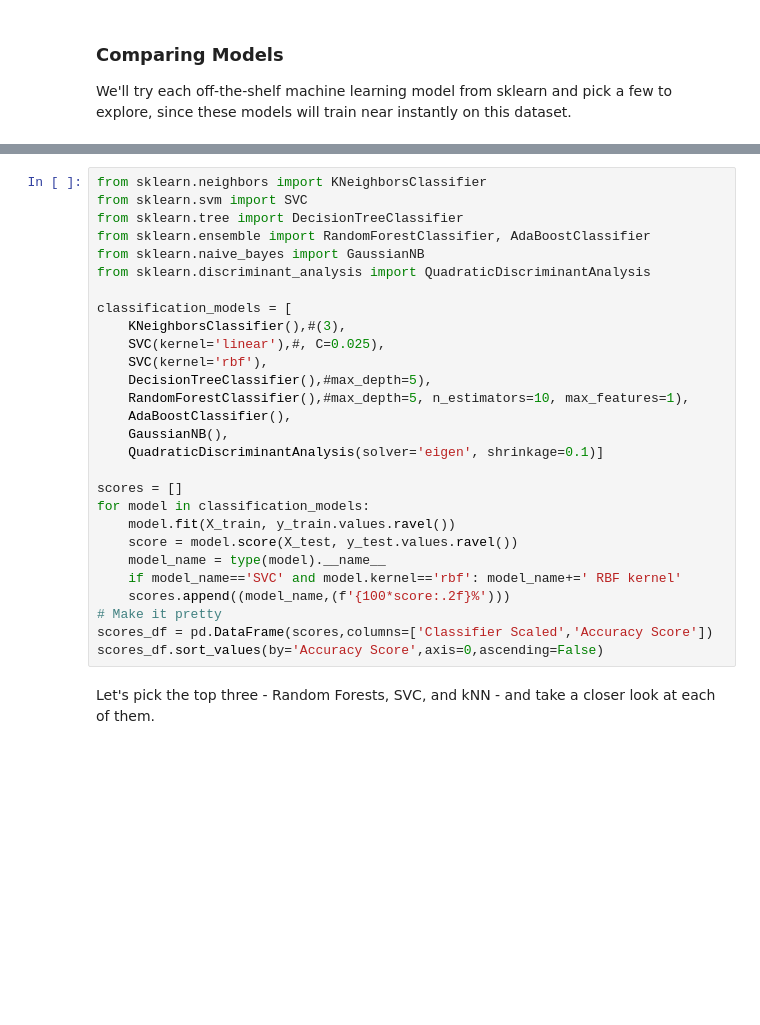
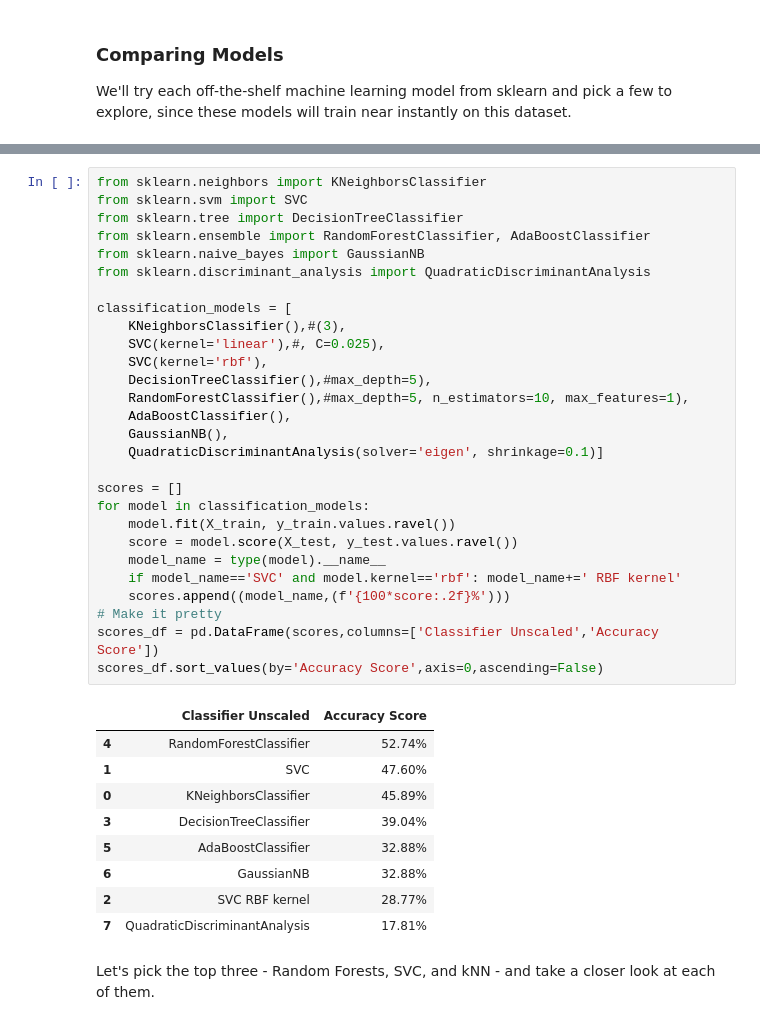
Before and after one commit to sfubriana/Week3-ClassicML, a Jupyter notebook: Week_3_MachineLearning.ipynb, the cells around one changed output, grey strips where cells are left out. Drawn from its saved outputs; the diff is of its cells as text; blank space fills up the shorter version.

```diff
--- a/Week_3_MachineLearning.ipynb
+++ b/Week_3_MachineLearning.ipynb
@@ -497,31 +507,41 @@ scores_df.sort_values(by='Accuracy Score',axis=0,ascending=False)
 # %%
 from sklearn.neighbors import KNeighborsClassifier
 from sklearn.svm import SVC
 from sklearn.tree import DecisionTreeClassifier
 from sklearn.ensemble import RandomForestClassifier, AdaBoostClassifier
 from sklearn.naive_bayes import GaussianNB
 from sklearn.discriminant_analysis import QuadraticDiscriminantAnalysis
 
 classification_models = [
     KNeighborsClassifier(),#(3),
     SVC(kernel='linear'),#, C=0.025),
     SVC(kernel='rbf'),
     DecisionTreeClassifier(),#max_depth=5),
     RandomForestClassifier(),#max_depth=5, n_estimators=10, max_features=1),
     AdaBoostClassifier(),
     GaussianNB(),
     QuadraticDiscriminantAnalysis(solver='eigen', shrinkage=0.1)]
 
 scores = []
 for model in classification_models:
     model.fit(X_train, y_train.values.ravel())
     score = model.score(X_test, y_test.values.ravel())
     model_name = type(model).__name__
     if model_name=='SVC' and model.kernel=='rbf': model_name+=' RBF kernel'
     scores.append((model_name,(f'{100*score:.2f}%')))
 # Make it pretty
-scores_df = pd.DataFrame(scores,columns=['Classifier Scaled','Accuracy Score'])
+scores_df = pd.DataFrame(scores,columns=['Classifier Unscaled','Accuracy Score'])
 scores_df.sort_values(by='Accuracy Score',axis=0,ascending=False)
+# %% [output]
+|  | Classifier Unscaled | Accuracy Score |
+| 4 | RandomForestClassifier | 52.74% |
+| 1 | SVC | 47.60% |
+| 0 | KNeighborsClassifier | 45.89% |
+| 3 | DecisionTreeClassifier | 39.04% |
+| 5 | AdaBoostClassifier | 32.88% |
+| 6 | GaussianNB | 32.88% |
+| 2 | SVC RBF kernel | 28.77% |
+| 7 | QuadraticDiscriminantAnalysis | 17.81% |
 # %% [markdown]
 Let's pick the top three - Random Forests, SVC, and kNN - and take a closer look at each of them.
 # %% [markdown]
```
Also changed, not shown: parts of 6 cells of this notebook.
